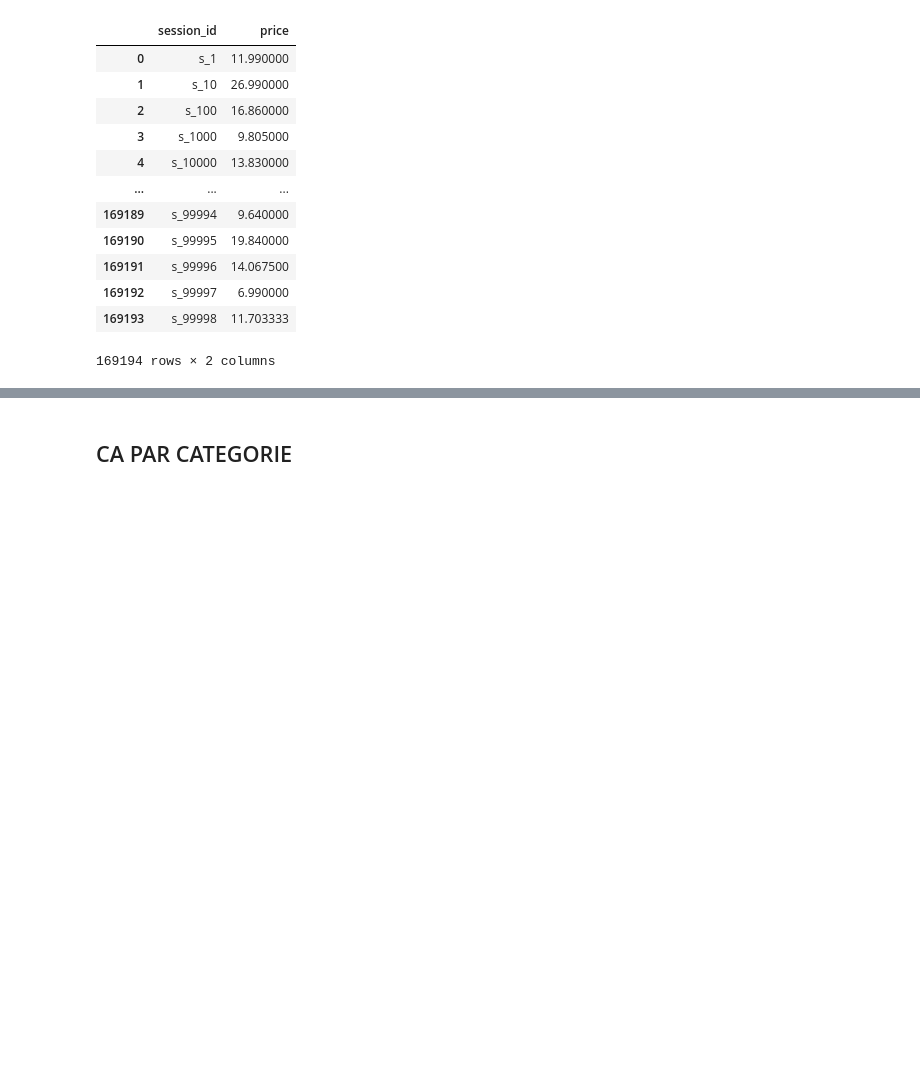
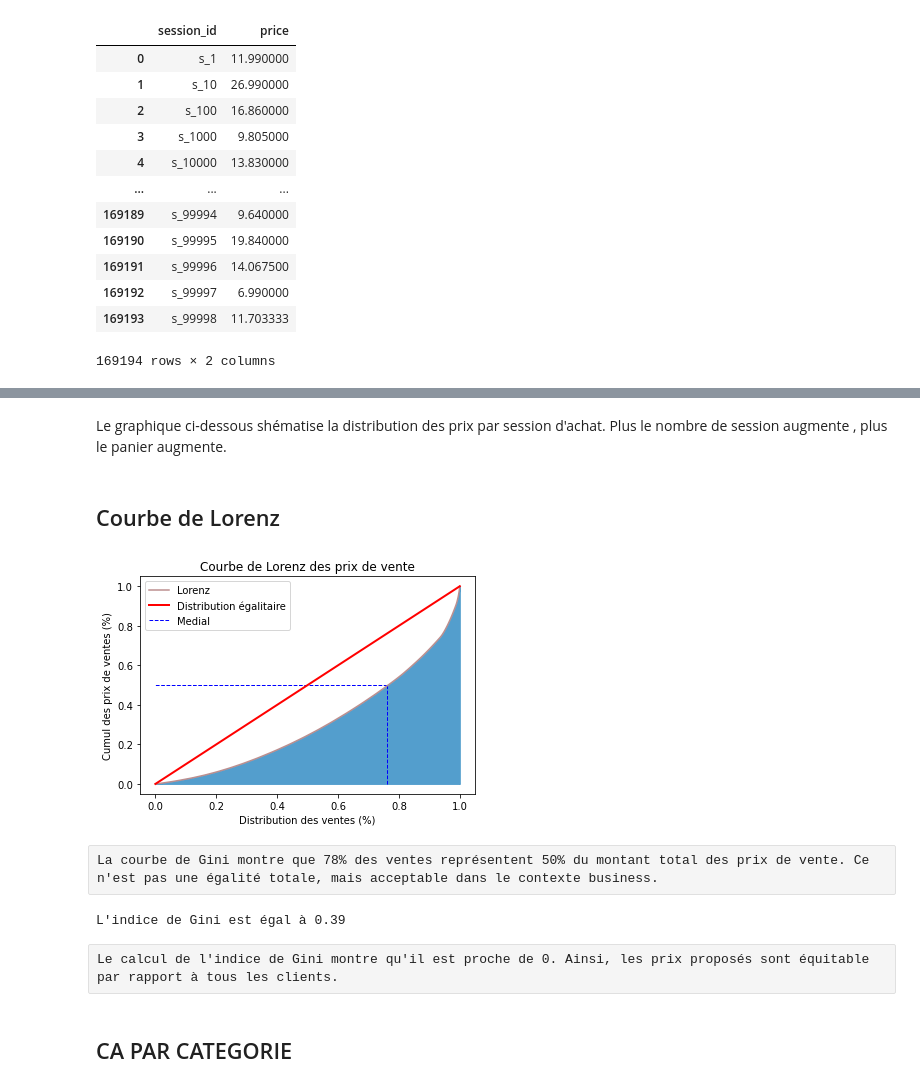
Before and after one commit to sarahfakhir/projet_04, a Jupyter notebook: ANALYSES.ipynb, the cells around one changed output, grey strips where cells are left out. Cells and saved outputs as stored; diff of their text form; code cells hidden in the pictures; blank space fills up the shorter version.

```diff
--- a/ANALYSES.ipynb
+++ b/ANALYSES.ipynb
@@ -180,4 +184,47 @@ sns.distplot(ca_session['price'])
 [figure]
+# %% [markdown]
+Le graphique ci-dessous shématise la distribution des prix par session d'achat. Plus le nombre de session augmente , plus le panier augmente.
+# %% [markdown]
+## Courbe de Lorenz
+# %%
+#Courbe de Lorenz sur la variables des prix
+price = df['price'].values
+#Sélection du sous-échantillon de travail que l'on appelle price
+
+#On place les observations dans une variable
+lor_ca = np.cumsum(np.sort(price)) / price.sum()
+#Tri des individus dans l'ordre croissant des valeurs de la variable,
+#Calcul de la somme cumulée et normalisation en divisant par la somme des observations
+
+plt.plot(np.linspace(0,1,len(lor_ca)), lor_ca, drawstyle='steps-post', color='rosybrown', label='Lorenz')
+plt.fill_between(np.linspace(0,1,len(lor_ca)) ,lor_ca , color='#539ecd')
+plt.plot([0, 1], [0, 1], 'r-', lw=2, label='Distribution égalitaire')
+plt.vlines(x=.76, ymin=0, ymax=.5, color='blue', linestyle='--', linewidth=1, label='Medial')
+plt.hlines(xmin=.76, xmax=0, y=.5, color='blue', linestyle='--', linewidth=1)
+
+plt.title('Courbe de Lorenz des prix de vente')
+plt.xlabel("Distribution des ventes (%)")
+plt.ylabel("Cumul des prix de ventes (%)")
+plt.legend(loc="best")
+plt.savefig('courbe_lorenz.png')
+plt.show()
+# %% [output]
+[figure, added]
+# %% [raw]
+La courbe de Gini montre que 78% des ventes représentent 50% du montant total des prix de vente. Ce n'est pas une égalité totale, mais acceptable dans le contexte business.
+# %%
+#Aire sous la courbe de Lorenz
+aire_ss_courbe_price = lor_ca[:-1].sum()/len(lor_ca)
+
+#Aire entre la 1e bissectrice et la courbe de Lorenz
+S = 0.5 - aire_ss_courbe_price
+gini_price = round(2*S, 2)
+
+print("L'indice de Gini est égal à {}".format(gini_price))
+# %% [output]
+L'indice de Gini est égal à 0.39
+# %% [raw]
+Le calcul de l'indice de Gini montre qu'il est proche de 0. Ainsi, les prix proposés sont équitable par rapport à tous les clients.
 # %% [markdown]
 ## CA PAR CATEGORIE
 # %%
```
Also changed, not shown: parts of 13 cells of this notebook.
